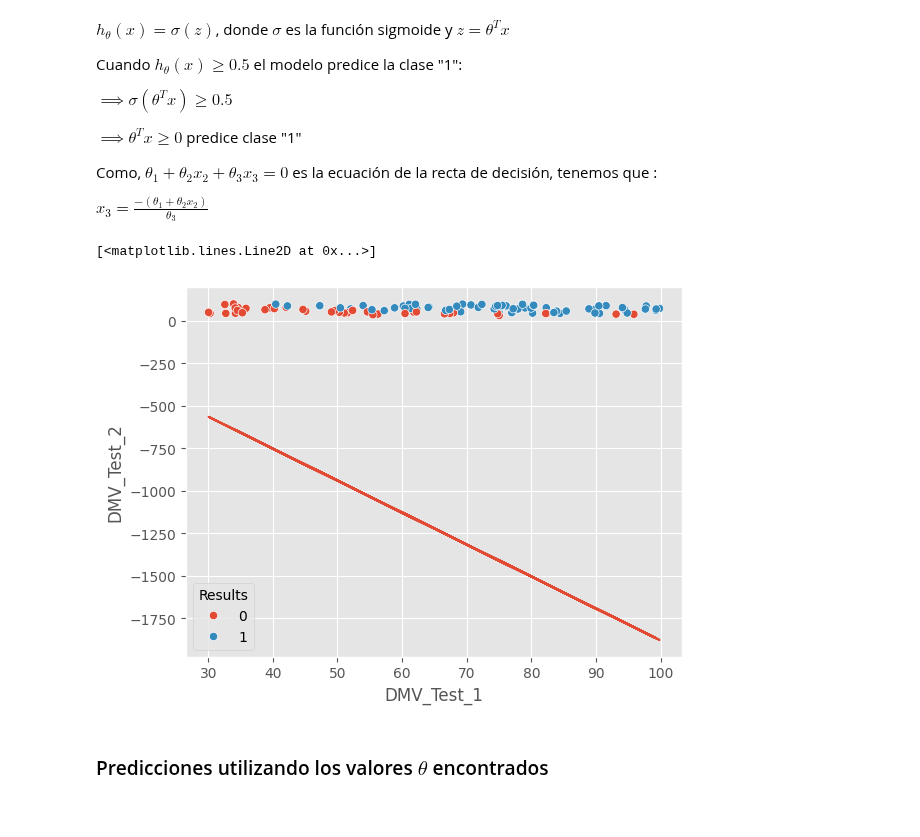
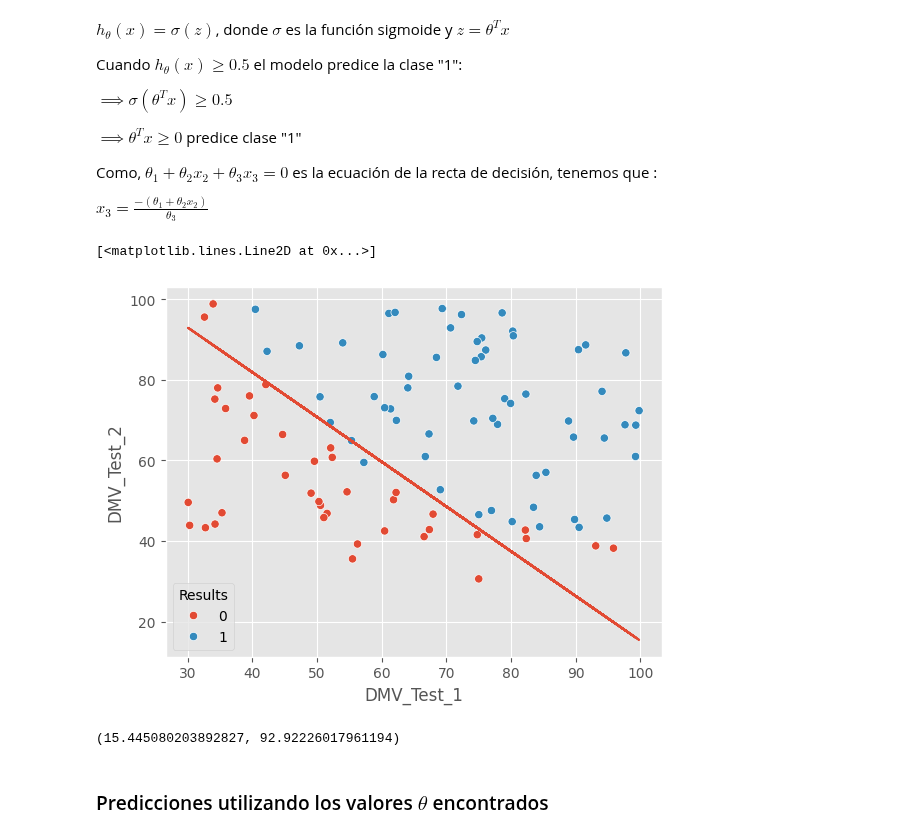
Before and after one commit to gachet/ad-1-24, a Jupyter notebook: LOG/pruebas-logistic_regression_numpy.ipynb, the cells around one changed output. Saved outputs shown, nothing was run; the diff lists cells and outputs as text; code cells hidden in the pictures.

```diff
--- a/LOG/pruebas-logistic_regression_numpy.ipynb
+++ b/LOG/pruebas-logistic_regression_numpy.ipynb
@@ -126,7 +113,7 @@ def gradient_descent(x, y, theta, alpha, iterations):
     for i in range(iterations):
         cost,gradient= compute_cost(theta, x, y)
         theta = theta - (alpha * gradient)
-        if i % 1000 == 0:
+        if i % 10000 == 0:
             print("Iteration", i, "Cost:", cost)
         costs.append(cost)
     return theta, costs
@@ -137,6 +124,6 @@ array([[0.],
        [0.],
        [0.]])
 # %%
-theta, costs = gradient_descent(X, y, theta_init, 0.0001, 20000)
+theta, costs = gradient_descent(X, y, theta_init, 0.001, 200000)
 # %% [output]
 Iteration 0 Cost: [0.69314718]
@@ -194,8 +181,8 @@ Como, $\theta_1 + \theta_2x_2 + \theta_3x_3 = 0$ es la ecuación de la recta de
 $ x_3 = \frac{-(\theta_1+\theta_2x_2)}{\theta_3}$
 # %%
 sns.scatterplot(x = 'DMV_Test_1', y = 'DMV_Test_2', hue = 'Results', data =data)
-decision_boundary = -(theta[0] + (theta[1]/0.0001)*data['DMV_Test_1'])/(theta[2]/0.0001)
+decision_boundary = -(theta[0] + (theta[1]/1)*data['DMV_Test_1'])/(theta[2]/1)
 plt.plot(data['DMV_Test_1'], decision_boundary)
 # %% [output]
 [<matplotlib.lines.Line2D at 0x...>]
-[figure, old version]
+[figure, new version]
@@ -202,3 +191,7 @@ plt.plot(data['DMV_Test_1'], decision_boundary)
+# %%
+np.min(decision_boundary),np.max(decision_boundary)
+# %% [output]
+(15.445080203892827, 92.92226017961194)
 # %% [markdown]
 ### Predicciones utilizando los valores $\theta$ encontrados
 # %% [markdown]
```
Also changed, not shown: parts of 7 cells of this notebook.
